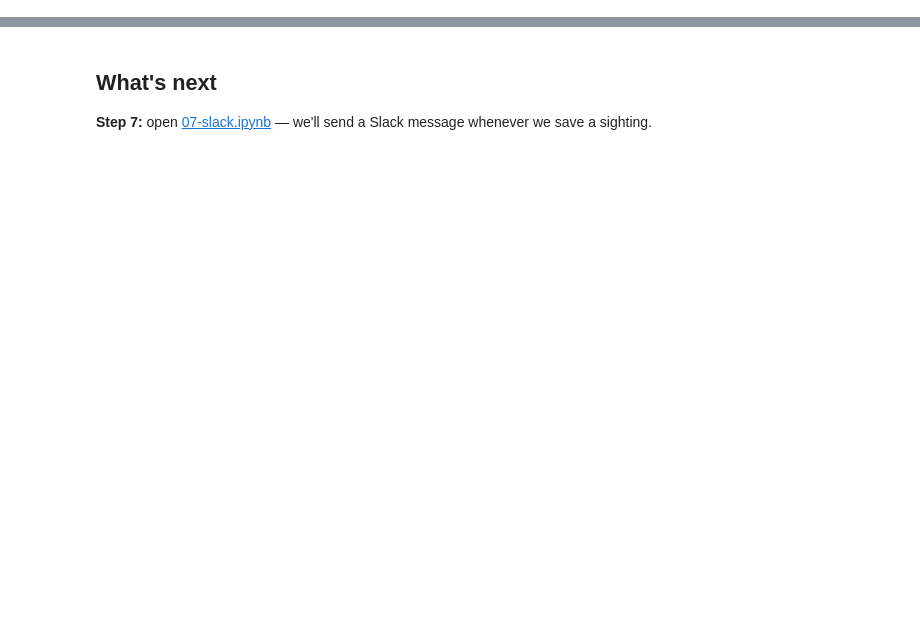
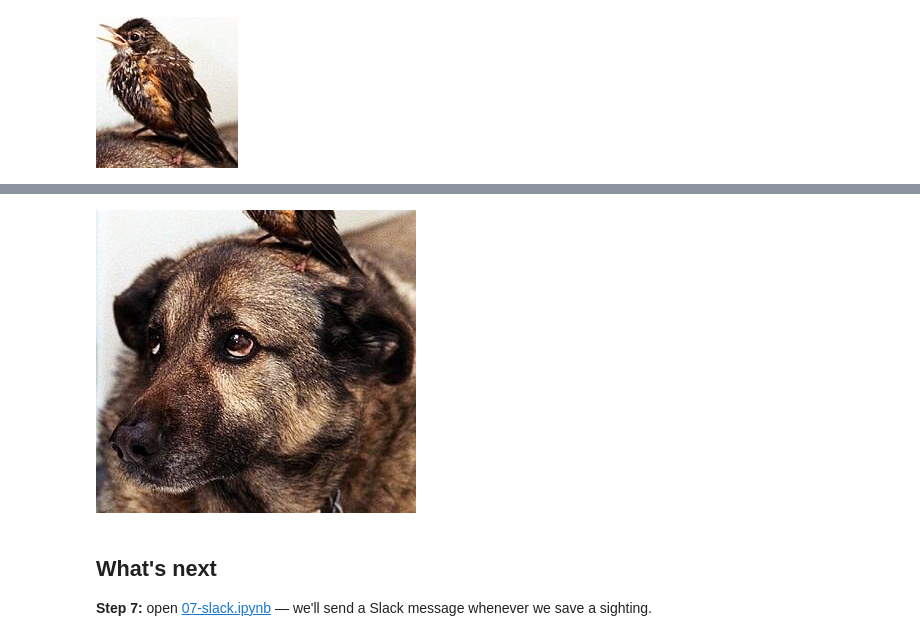
Before and after one commit to jaewilson07/bird-watcher, a Jupyter notebook: tutorials/06-persist.ipynb, the cells around one changed output, grey strips where cells are left out. Saved outputs shown, nothing was run; the diff lists cells and outputs as text; code cells hidden in the pictures; blank space fills up the shorter version.

```diff
--- a/tutorials/06-persist.ipynb
+++ b/tutorials/06-persist.ipynb
@@ -235,0 +538,13 @@ print(f"✅ {len(rows)} sighting(s), most recent id={rows[0]['id']}")
+# %%
+# ...and the route hands back real Sighting objects
+
+storage = SqliteSightingStorage(
+    db_path=DB_PATH,
+    cooldown_minutes=3)
+
+sightings = storage.get_sightings()
+
+for sighting in sightings:
+    print(f"we spotted a {sighting.species} at {sighting.timestamp}: confidence ({sighting.confidence:.2f})")
+    display(sighting.cropped_image)
+# %% [output]
@@ -235,0 +552 @@ print(f"✅ {len(rows)} sighting(s), most recent id={rows[0]['id']}")
+[figure, added]
@@ -236,3 +554,4 @@ print(f"✅ {len(rows)} sighting(s), most recent id={rows[0]['id']}")
+[figure, added]
 # %% [markdown]
 ## What's next
 
```
Also changed, not shown: parts of 24 cells of this notebook, 36 other files.
